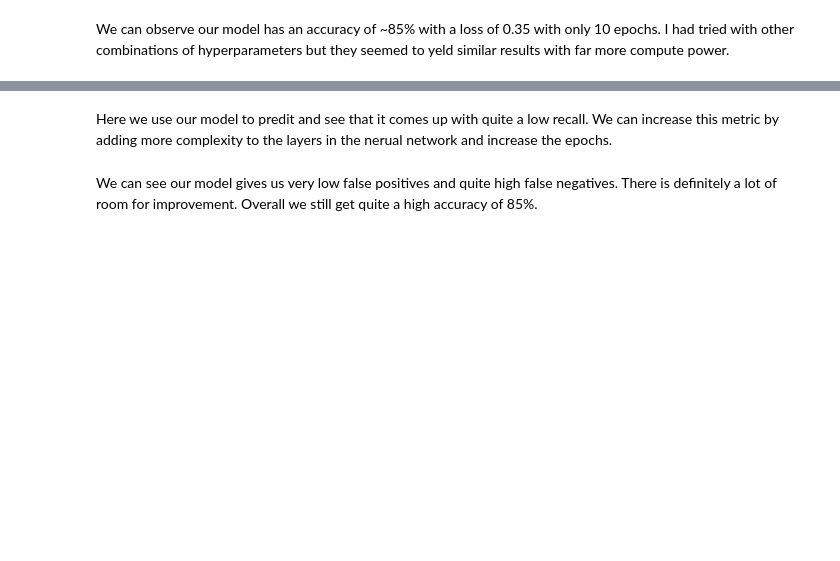
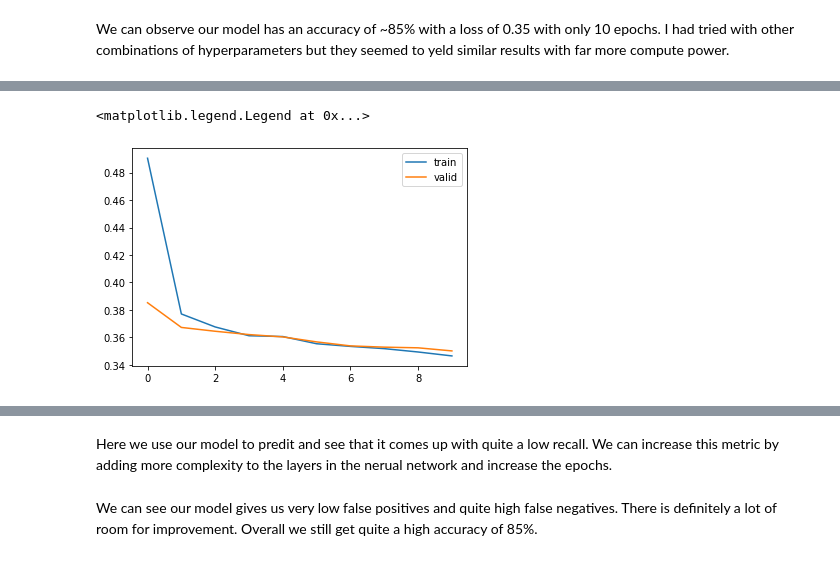
Before and after one commit to brycemcwilliams/research-papers, a Jupyter notebook: bank_churn_prediction.ipynb, the cells around one changed output, grey strips where cells are left out. Drawn from its saved outputs; the diff is of its cells as text; code cells hidden in the pictures; blank space fills up the shorter version.

```diff
--- a/bank_churn_prediction.ipynb
+++ b/bank_churn_prediction.ipynb
@@ -284,3 +289,10 @@ We cam see that in the validation set we observed a slight drop in accuracy. Thi
+# %%
+plt.plot(hist['loss'])
+plt.plot(hist['val_loss'])
+plt.legend(("train", "valid"), loc = 0)
+# %% [output]
+<matplotlib.legend.Legend at 0x...>
+[figure, added]
 # %%
 from sklearn.metrics import accuracy_score, confusion_matrix, precision_score, recall_score, f1_score
 
```
Also changed, not shown: parts of 6 cells of this notebook.
